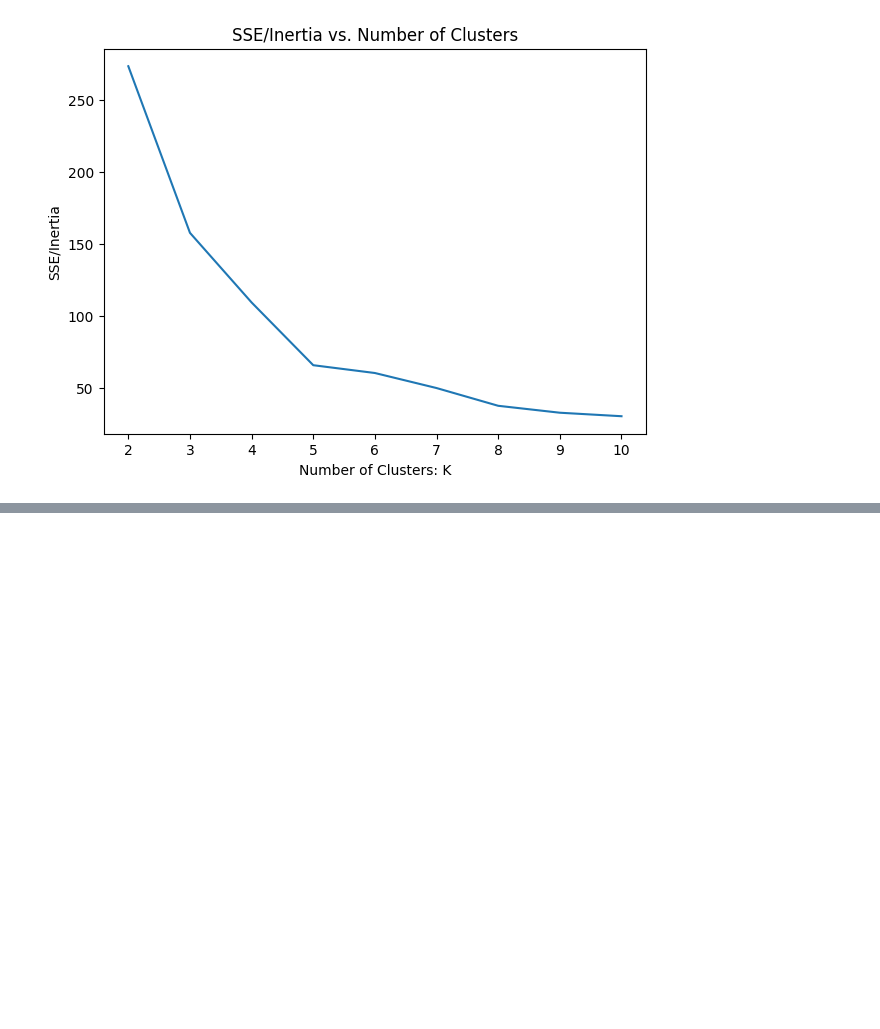
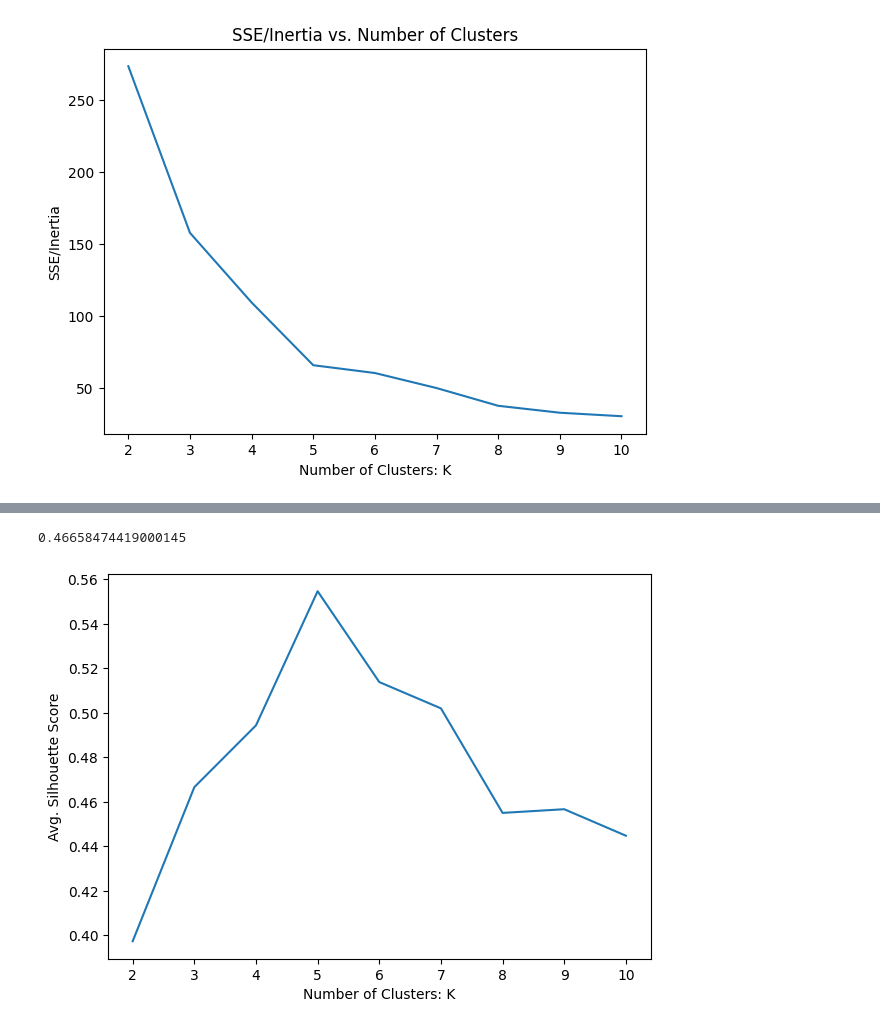
Before and after one commit to johnson80245/python, a Jupyter notebook: DS for Marketing Analytics/DS Marketing Analytics Ch4.ipynb, the cells around one changed output, grey strips where cells are left out. Saved outputs shown, nothing was run; the diff lists cells and outputs as text; code cells hidden in the pictures; blank space fills up the shorter version.

```diff
--- a/DS for Marketing Analytics/DS Marketing Analytics Ch4.ipynb
+++ b/DS for Marketing Analytics/DS Marketing Analytics Ch4.ipynb
@@ -208,0 +305,39 @@ memory usage: 31.4 KB
+# %%
+# Exercise 4.06 Using Silhouette Score to Pick Optimal # of Clusters
+
+# Create cluster cols, model, and df
+cluster_cols = ['Income','Spend_score']
+X = mall_scaled[cluster_cols]
+
+model = KMeans(n_clusters = 3,
+               random_state = 42)
+
+cluster_assignments = model.fit_predict(X)
+
+
+#Import silhouette score
+from sklearn.metrics import silhouette_score
+silhouette_avg = silhouette_score(X,
+                                  cluster_assignments)
+print(silhouette_avg)
+
+#Calculate the scores looping over 2-10
+
+silhouette_scores = []
+
+for K in range(2, 11):
+    model = KMeans(n_clusters=K, random_state=42)
+    cluster_assignments = model.fit_predict(X)
+    silhouette_avg = silhouette_score(X, cluster_assignments)
+    silhouette_scores.append(silhouette_avg)
+
+#Make a visualization
+
+plt.figure(figsize = [7,5])
+plt.plot(range(2,11), silhouette_scores)
+plt.xlabel('Number of Clusters: K')
+plt.ylabel('Avg. Silhouette Score')
+plt.show()
+# %% [output]
+0.46658474419000145
+[figure, added]
```
Also changed, not shown: parts of 5 cells of this notebook.
